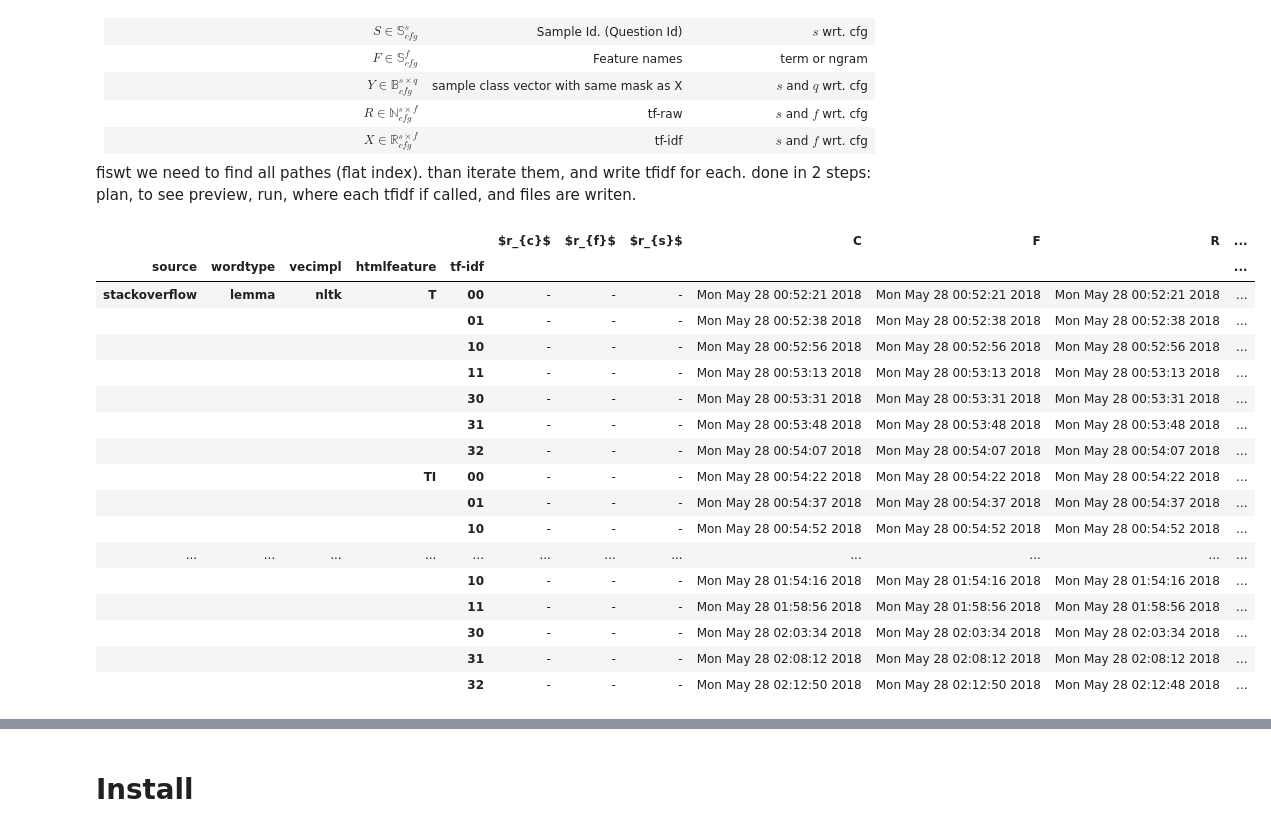
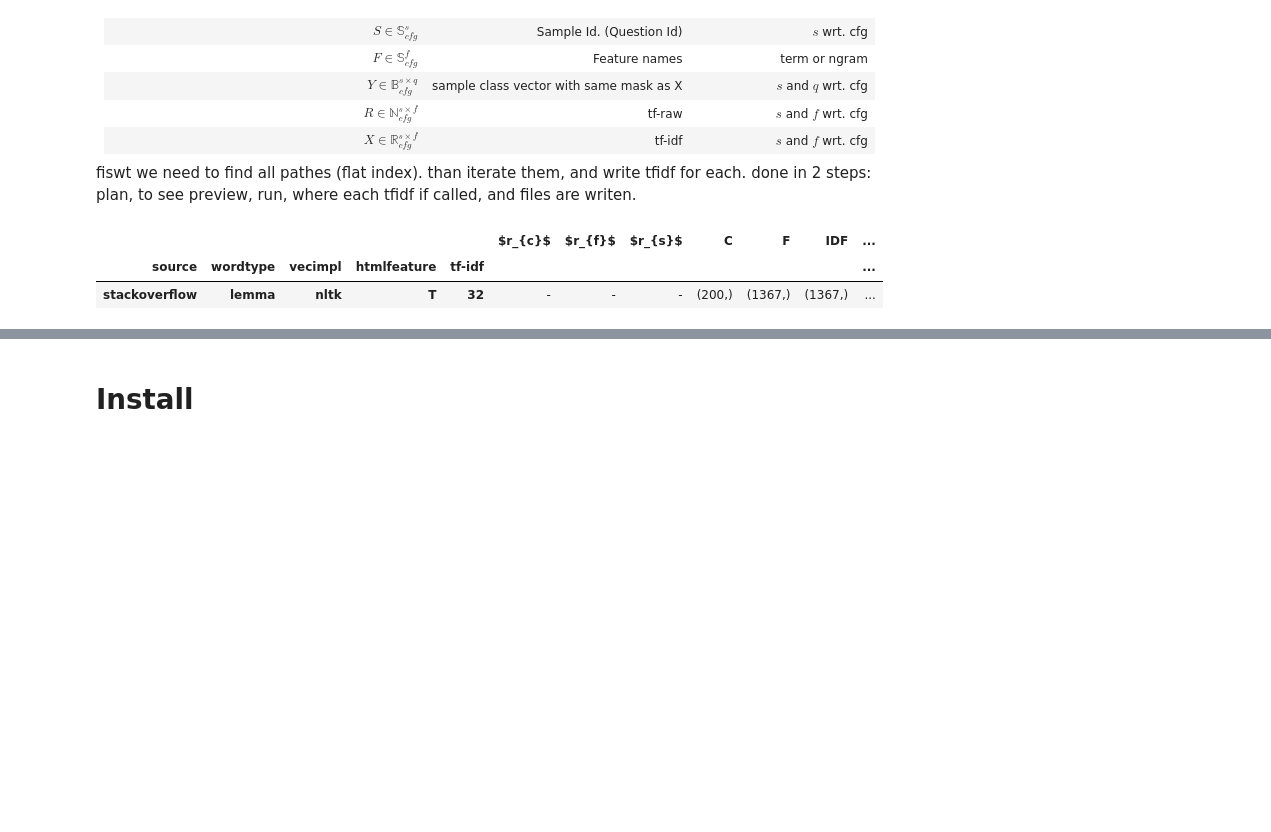
Before and after one commit to glouwa/StackOverflowTopicClustering, a Jupyter notebook: tfidf.ipynb, the cells around one changed output, grey strips where cells are left out. Saved outputs shown, nothing was run; the diff lists cells and outputs as text; code cells hidden in the pictures; blank space fills up the shorter version.

```diff
--- a/tfidf.ipynb
+++ b/tfidf.ipynb
@@ -51,32 +51,17 @@ fiswt we need to find all pathes (flat index).
 than iterate them, and write tfidf for each.
 done in 2 steps: plan, to see preview, run, where each tfidf if called, and files are writen.
 # %%
-import tfidf, src.algo.cell2string
+import src.tfidf, src.algo.cell2string
 
-tfidfcfg    = slice(None)
-htmlfeature = ['T', 'TI', 'TIB', 'TIC', 'TIBC']
+tfidfcfg    = '32' #slice(None)
+htmlfeature = ['T'] #['T', 'TI', 'TIB', 'TIC', 'TIBC']
 
-inputspace = tfidf.WordVecFrame().sort_index().sort_index(axis=1)
-idfplan = inputspace.loc[('stackoverflow', 'lemma', 'nltk', htmlfeature, tfidfcfg), :]
-idfplan = src.algo.cell2string.file2date(idfplan)
+inputspace = src.tfidf.WordVecFrame().sort_index().sort_index(axis=1)
+idfplan = inputspace.loc[('stackoverflow', 'lemma', 'nltk', htmlfeature, tfidfcfg)]
+idfplan = src.algo.cell2string.file2shape(idfplan)
 idfplan
 # %% [output]
-|  |  |  |  |  | $r_{c}$ | $r_{f}$ | $r_{s}$ | C | F | R | ... |
+|  |  |  |  |  | $r_{c}$ | $r_{f}$ | $r_{s}$ | C | F | IDF | ... |
 | source | wordtype | vecimpl | htmlfeature | tf-idf |  |  |  |  |  |  | ... |
-| stackoverflow | lemma | nltk | T | 00 | - | - | - | Mon May 28 00:52:21 2018 | Mon May 28 00:52:21 2018 | Mon May 28 00:52:21 2018 | ... |
-|  |  |  |  | 01 | - | - | - | Mon May 28 00:52:38 2018 | Mon May 28 00:52:38 2018 | Mon May 28 00:52:38 2018 | ... |
-|  |  |  |  | 10 | - | - | - | Mon May 28 00:52:56 2018 | Mon May 28 00:52:56 2018 | Mon May 28 00:52:56 2018 | ... |
-|  |  |  |  | 11 | - | - | - | Mon May 28 00:53:13 2018 | Mon May 28 00:53:13 2018 | Mon May 28 00:53:13 2018 | ... |
-|  |  |  |  | 30 | - | - | - | Mon May 28 00:53:31 2018 | Mon May 28 00:53:31 2018 | Mon May 28 00:53:31 2018 | ... |
-|  |  |  |  | 31 | - | - | - | Mon May 28 00:53:48 2018 | Mon May 28 00:53:48 2018 | Mon May 28 00:53:48 2018 | ... |
-|  |  |  |  | 32 | - | - | - | Mon May 28 00:54:07 2018 | Mon May 28 00:54:07 2018 | Mon May 28 00:54:07 2018 | ... |
-|  |  |  | TI | 00 | - | - | - | Mon May 28 00:54:22 2018 | Mon May 28 00:54:22 2018 | Mon May 28 00:54:22 2018 | ... |
-|  |  |  |  | 01 | - | - | - | Mon May 28 00:54:37 2018 | Mon May 28 00:54:37 2018 | Mon May 28 00:54:37 2018 | ... |
-|  |  |  |  | 10 | - | - | - | Mon May 28 00:54:52 2018 | Mon May 28 00:54:52 2018 | Mon May 28 00:54:52 2018 | ... |
-| ... | ... | ... | ... | ... | ... | ... | ... | ... | ... | ... | ... |
-|  |  |  |  | 10 | - | - | - | Mon May 28 01:54:16 2018 | Mon May 28 01:54:16 2018 | Mon May 28 01:54:16 2018 | ... |
-|  |  |  |  | 11 | - | - | - | Mon May 28 01:58:56 2018 | Mon May 28 01:58:56 2018 | Mon May 28 01:58:56 2018 | ... |
-|  |  |  |  | 30 | - | - | - | Mon May 28 02:03:34 2018 | Mon May 28 02:03:34 2018 | Mon May 28 02:03:34 2018 | ... |
-|  |  |  |  | 31 | - | - | - | Mon May 28 02:08:12 2018 | Mon May 28 02:08:12 2018 | Mon May 28 02:08:12 2018 | ... |
-|  |  |  |  | 32 | - | - | - | Mon May 28 02:12:50 2018 | Mon May 28 02:12:50 2018 | Mon May 28 02:12:48 2018 | ... |
+| stackoverflow | lemma | nltk | T | 32 | - | - | - | (200,) | (1367,) | (1367,) | ... |
 # %%
```
Also changed, not shown: parts of 2 cells of this notebook, 12 other files.
